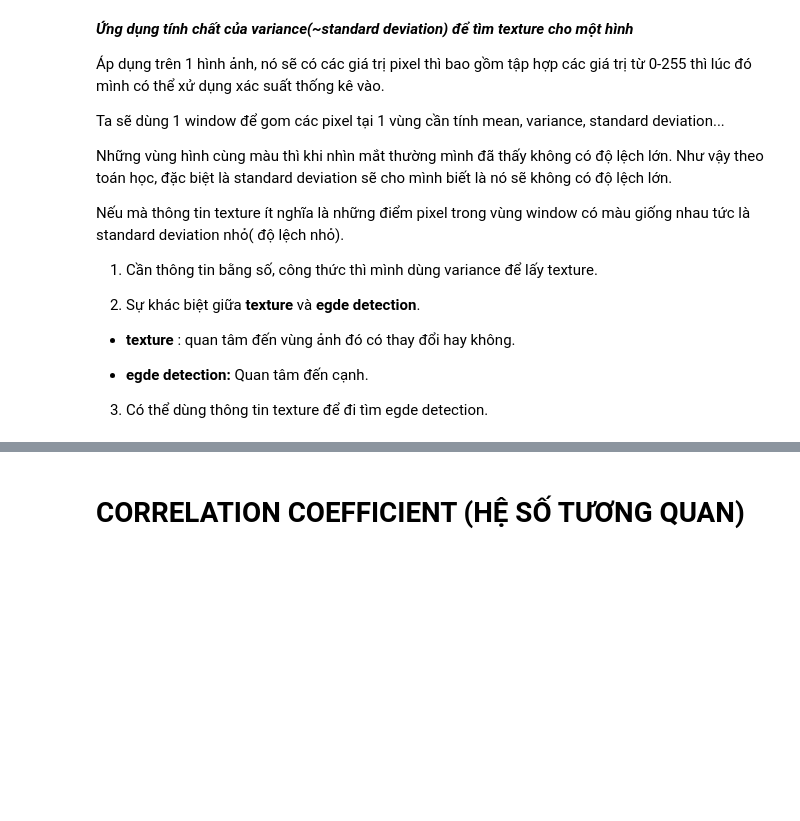
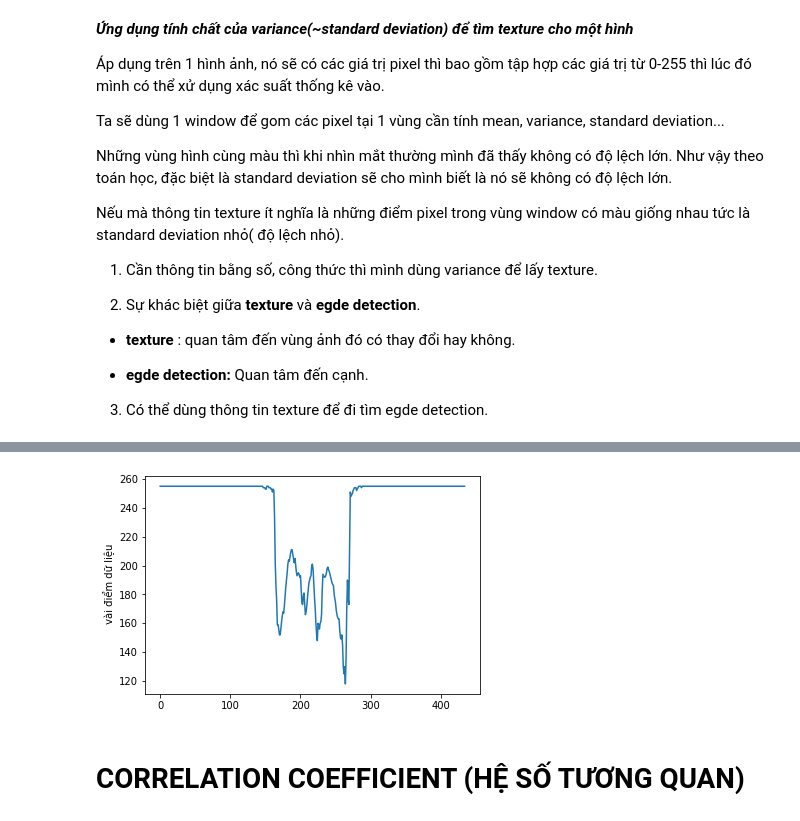
Before and after one commit to VanNguyenThiCam/Code-Math, a Jupyter notebook: StatisticAndAplication.ipynb, the cells around one changed output, grey strips where cells are left out. Drawn from its saved outputs; the diff is of its cells as text; code cells hidden in the pictures; blank space fills up the shorter version.

```diff
--- a/StatisticAndAplication.ipynb
+++ b/StatisticAndAplication.ipynb
@@ -151,3 +173,11 @@ SyntaxError: ignored
+# %%
+import matplotlib.pyplot as plt
+
+plt.plot(gray[100])
+plt.ylabel(' vài điểm dữ liệu')
+plt.show()
+# %% [output]
+[figure, added]
 # %% [markdown]
 # **CORRELATION COEFFICIENT (HỆ SỐ TƯƠNG QUAN)**
 # %% [markdown]
```
Also changed, not shown: parts of 12 cells of this notebook.
